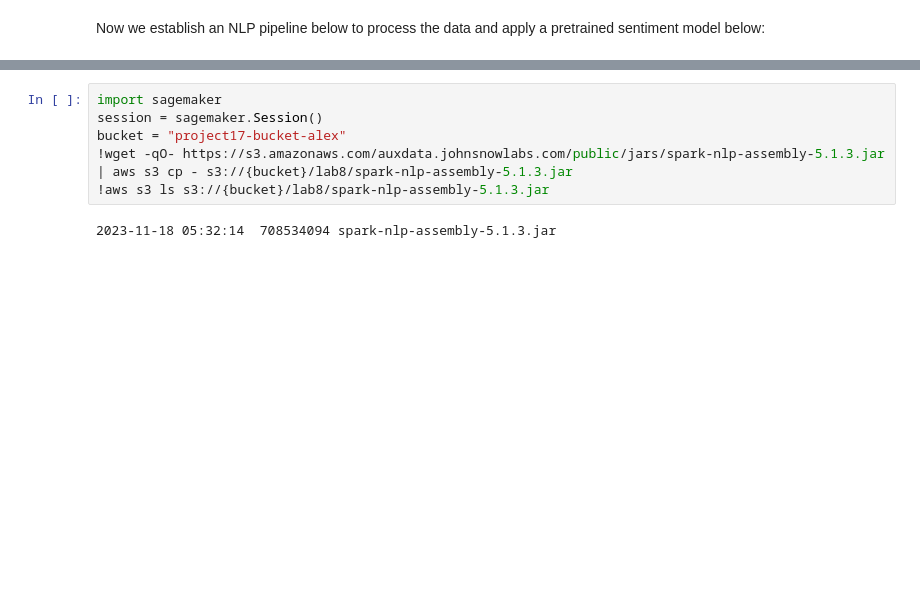
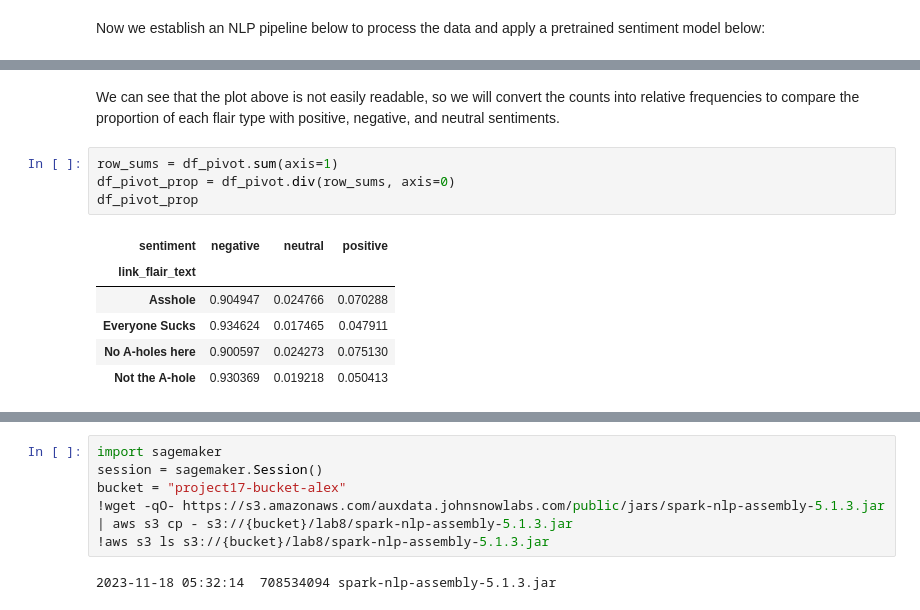
Before and after one commit to gu-dsan6000/fall-2023-reddit-project-team-17, a Jupyter notebook: code/project-nlp/flairs-nlp.ipynb, the cells around one changed output, grey strips where cells are left out. Saved outputs shown, nothing was run; the diff lists cells and outputs as text; blank space fills up the shorter version.

```diff
--- a/code/project-nlp/flairs-nlp.ipynb
+++ b/code/project-nlp/flairs-nlp.ipynb
@@ -73,0 +253,13 @@ Now we establish an NLP pipeline below to process the data and apply a pretraine
+# %% [markdown]
+We can see that the plot above is not easily readable, so we will convert the counts into relative frequencies to compare the proportion of each flair type with positive, negative, and neutral sentiments.
+# %%
+row_sums = df_pivot.sum(axis=1)
+df_pivot_prop = df_pivot.div(row_sums, axis=0)
+df_pivot_prop
+# %% [output]
+| sentiment | negative | neutral | positive |
+| link_flair_text |  |  |  |
+| Asshole | 0.904947 | 0.024766 | 0.070288 |
+| Everyone Sucks | 0.934624 | 0.017465 | 0.047911 |
+| No A-holes here | 0.900597 | 0.024273 | 0.075130 |
+| Not the A-hole | 0.930369 | 0.019218 | 0.050413 |
```
Also changed, not shown: parts of 23 cells of this notebook, 3 other files.
